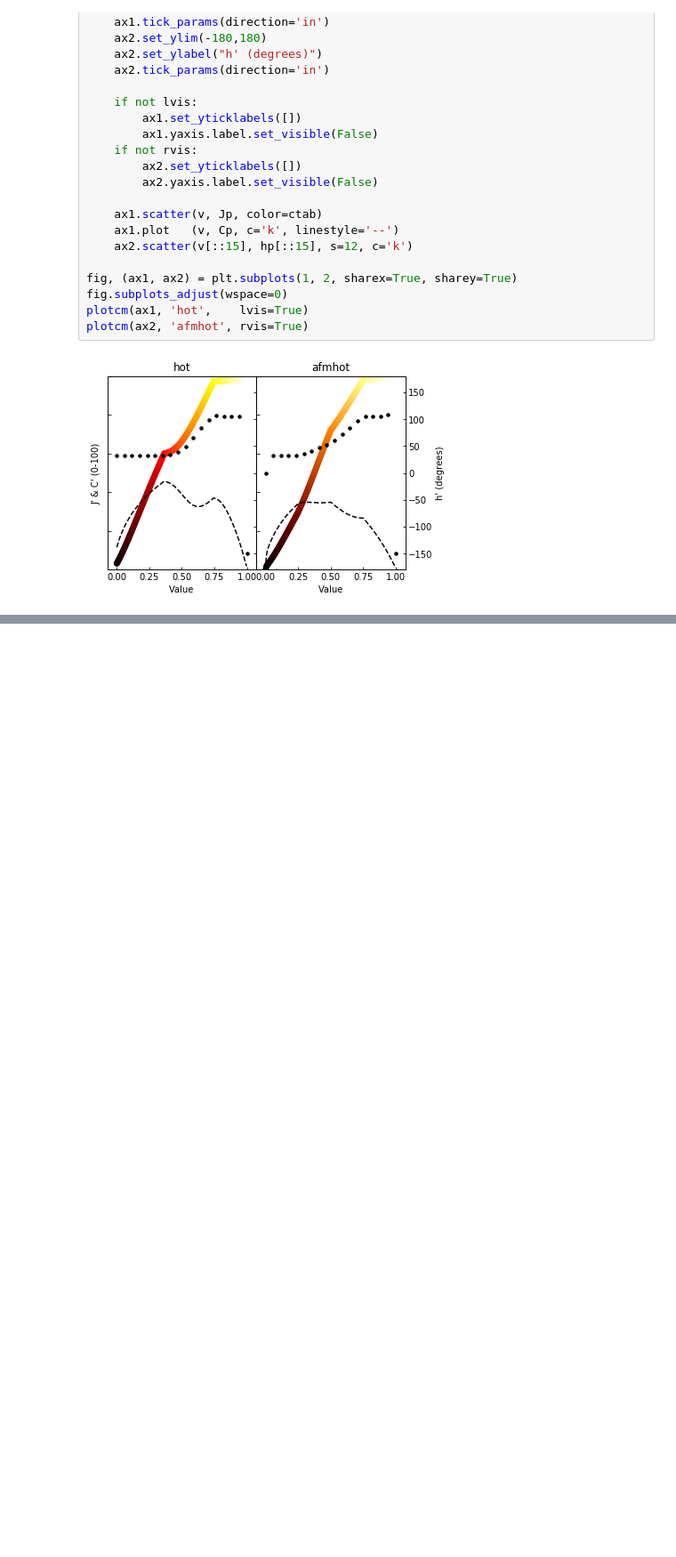
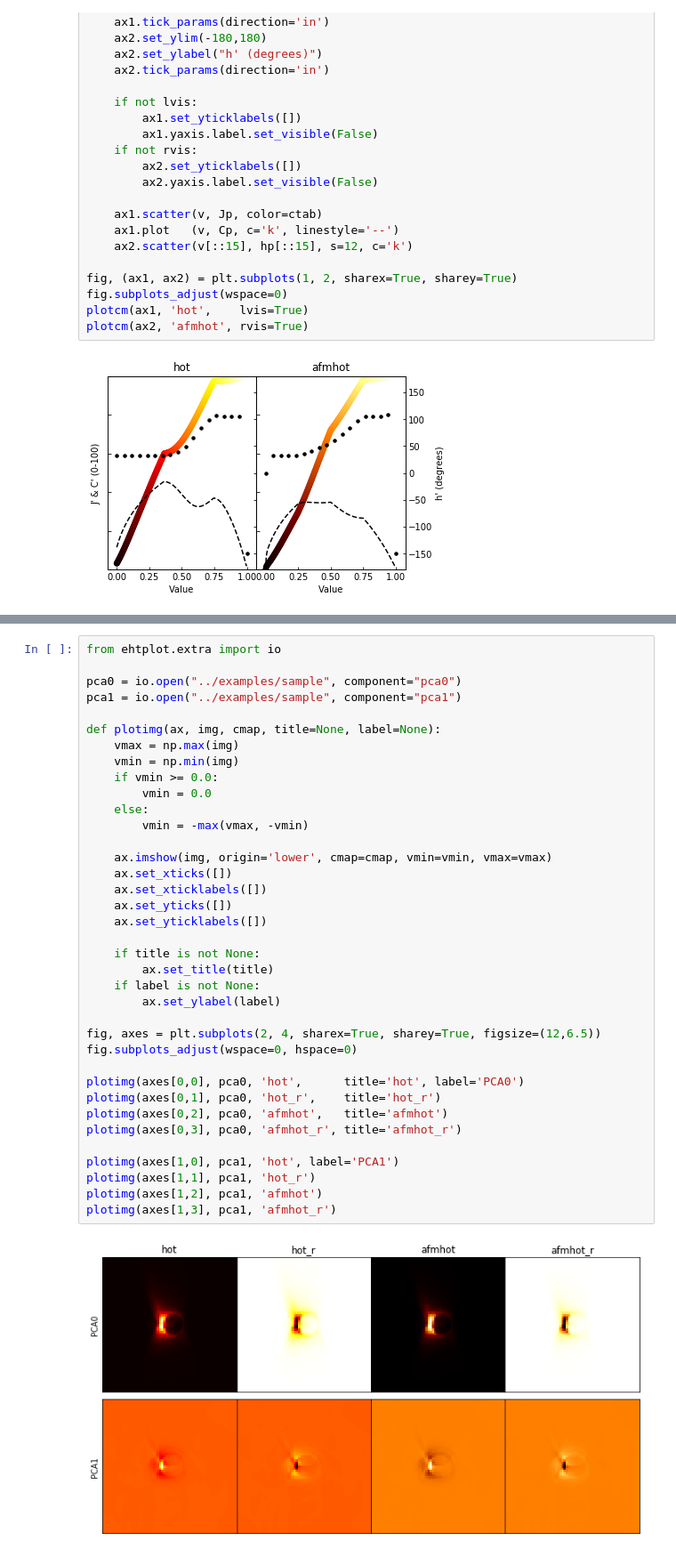
Before and after one commit to liamedeiros/ehtplot, a Jupyter notebook: docs/COLORMAPS.ipynb, the cells around one changed output, grey strips where cells are left out. Shown: that part at 89% size. Drawn from its saved outputs; the diff is of its cells as text; blank space fills up the shorter version.

Commit message:
Plot the first two PCA components of simulated black hole images

```diff
--- a/docs/COLORMAPS.ipynb
+++ b/docs/COLORMAPS.ipynb
@@ -181,0 +184,39 @@ We look at two popular warm colormaps above: `hot` and `afmhot`.  The colorful c
+# %%
+from ehtplot.extra import io
+
+pca0 = io.open("../examples/sample", component="pca0")
+pca1 = io.open("../examples/sample", component="pca1")
+
+def plotimg(ax, img, cmap, title=None, label=None):
+    vmax = np.max(img)
+    vmin = np.min(img)
+    if vmin >= 0.0:
+        vmin = 0.0
+    else:
+        vmin = -max(vmax, -vmin)
+
+    ax.imshow(img, origin='lower', cmap=cmap, vmin=vmin, vmax=vmax)
+    ax.set_xticks([])
+    ax.set_xticklabels([])
+    ax.set_yticks([])
+    ax.set_yticklabels([])
+
+    if title is not None:
+        ax.set_title(title)
+    if label is not None:
+        ax.set_ylabel(label)
+
+fig, axes = plt.subplots(2, 4, sharex=True, sharey=True, figsize=(12,6.5))
+fig.subplots_adjust(wspace=0, hspace=0)
+
+plotimg(axes[0,0], pca0, 'hot',      title='hot', label='PCA0')
+plotimg(axes[0,1], pca0, 'hot_r',    title='hot_r')
+plotimg(axes[0,2], pca0, 'afmhot',   title='afmhot')
+plotimg(axes[0,3], pca0, 'afmhot_r', title='afmhot_r')
+
+plotimg(axes[1,0], pca1, 'hot', label='PCA1')
+plotimg(axes[1,1], pca1, 'hot_r')
+plotimg(axes[1,2], pca1, 'afmhot')
+plotimg(axes[1,3], pca1, 'afmhot_r')
+# %% [output]
+[figure, added]
```
Also changed, not shown: parts of 2 cells of this notebook.
